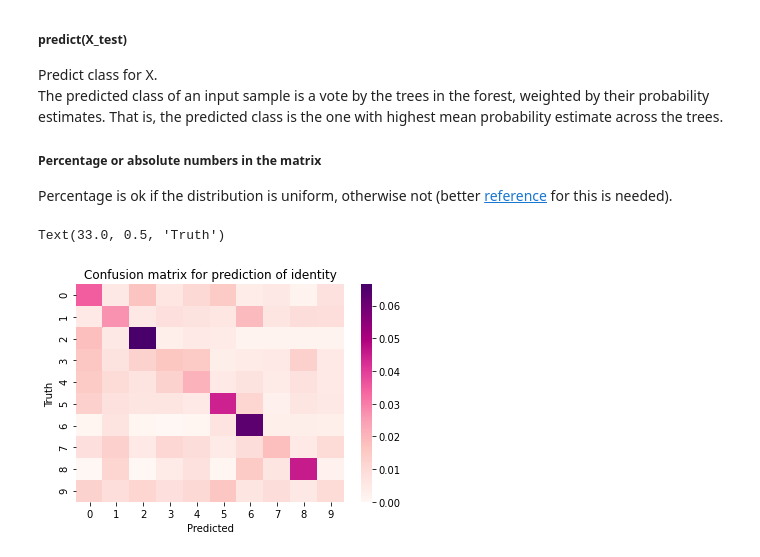
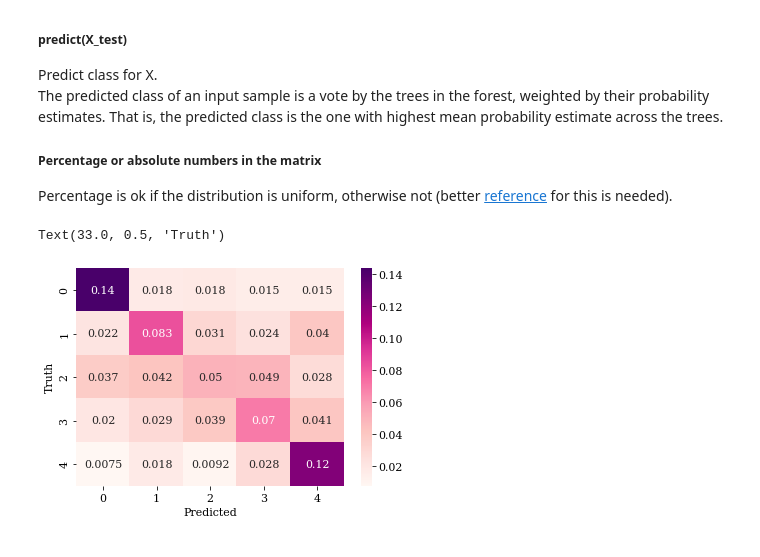
Before and after one commit to hannaisr/KEX2021, a Jupyter notebook: Simple Random Forest.ipynb, the cells around one changed output. Drawn from its saved outputs; the diff is of its cells as text; code cells hidden in the pictures.

```diff
--- a/Simple Random Forest.ipynb
+++ b/Simple Random Forest.ipynb
@@ -18,4 +18,7 @@ from sklearn.metrics import confusion_matrix
 from sklearn.model_selection import cross_val_score
 from sklearn.model_selection import validation_curve
 from sklearn.model_selection import learning_curve
+# %%
+plt.rcParams["font.family"] = "serif"
+plt.rcParams["font.size"] = 11
 # %% [markdown]
@@ -23,7 +26,8 @@ from sklearn.model_selection import learning_curve
 # %%
 # df = pd.read_pickle('100_fngp_100_rots.pkl')
 # df = pd.read_pickle('10_ppl_expanded_dataset.pkl')
-df = pd.read_pickle('10_first_ppl_100_rots.pkl')
+# df = pd.read_pickle('10_first_ppl_100_rots.pkl')
+df = pd.read_pickle('original_images.pkl')
 # %%
 # Use only a subset of the images
 # df = df[df["Identity"]<100] # The xx first identities
@@ -79,6 +39,0 @@ df.head() # Just to check that everything looks fine
-# %%
-# Choose which columns to be data (X) and target (y)
-X_name = "Image" # The data to be categorized, should be "Image"
-y_name = "Finger" # The target label. In the end, identity
-X = list(df[X_name])
-y = df[y_name]
@@ -267,13 +149,13 @@ Percentage is ok if the distribution is uniform, otherwise not (better [referenc
 # %%
 # Predict class for X.
 y_predicted = model.predict(X_test)
 # Confusion matrix
 cm = confusion_matrix(y_test, y_predicted, normalize='all') # Remove 'normalize="all"' to get absolute numbers
 plt.figure()
-sn.heatmap(cm, annot=False, cmap='RdPu')
-plt.title('Confusion matrix for prediction of '+y_name.lower())
+sn.heatmap(cm, annot=True, cmap='RdPu')
+# plt.title('Confusion matrix for prediction of '+y_name.lower())
 plt.xlabel('Predicted')
 plt.ylabel('Truth')
 # %% [output]
 Text(33.0, 0.5, 'Truth')
-[figure, old version]
+[figure, new version]
```
Also changed, not shown: parts of 20 cells of this notebook, 2 other files.
